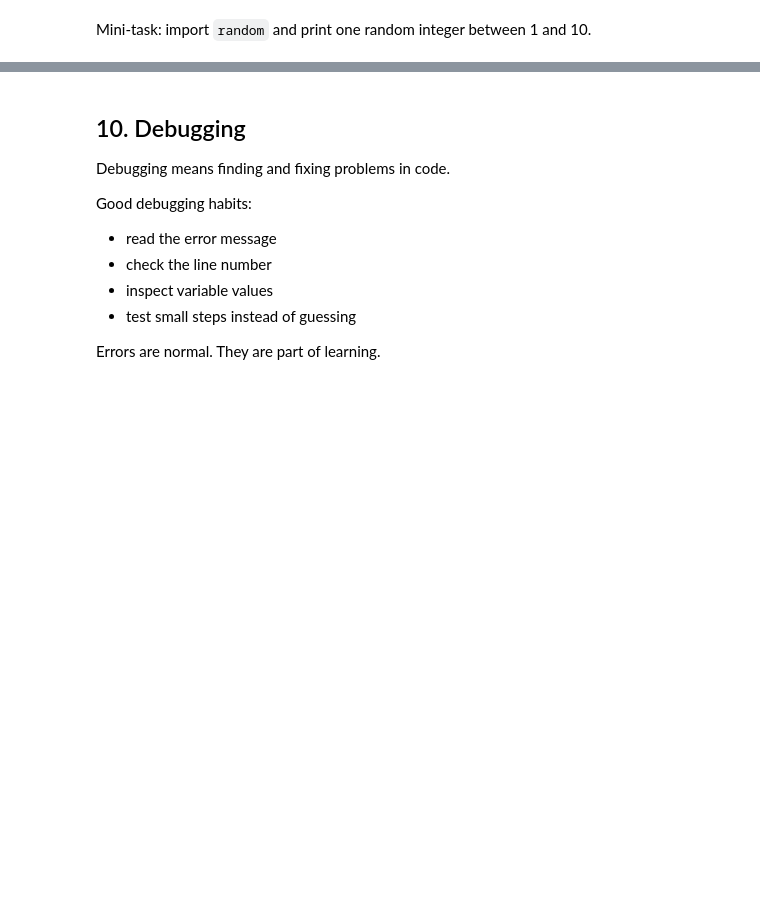
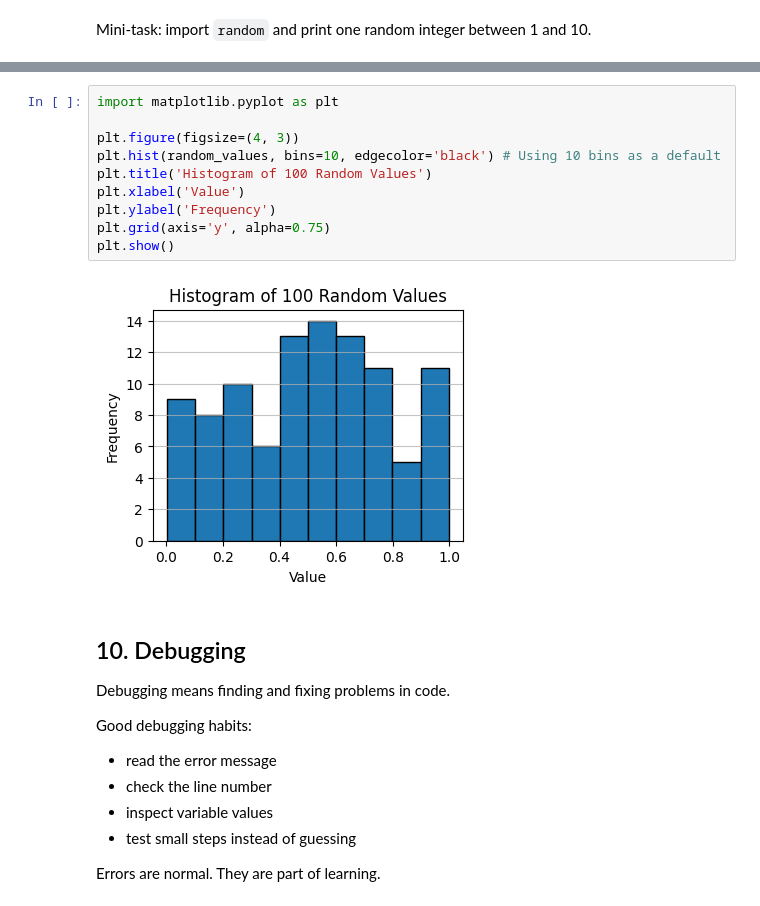
Before and after one commit to seb-bonilla/pv-basics-course, a Jupyter notebook: programming_basics.ipynb, the cells around one changed output, grey strips where cells are left out. Saved outputs shown, nothing was run; the diff lists cells and outputs as text; blank space fills up the shorter version.

```diff
--- a/programming_basics.ipynb
+++ b/programming_basics.ipynb
@@ -297,3 +317,15 @@ print(random.randint(1, 10))
+# %%
+import matplotlib.pyplot as plt
+
+plt.figure(figsize=(4, 3))
+plt.hist(random_values, bins=10, edgecolor='black') # Using 10 bins as a default
+plt.title('Histogram of 100 Random Values')
+plt.xlabel('Value')
+plt.ylabel('Frequency')
+plt.grid(axis='y', alpha=0.75)
+plt.show()
+# %% [output]
+[figure, added]
 # %% [markdown]
 ## 10. Debugging
 
```
Also changed, not shown: parts of 10 cells of this notebook.
